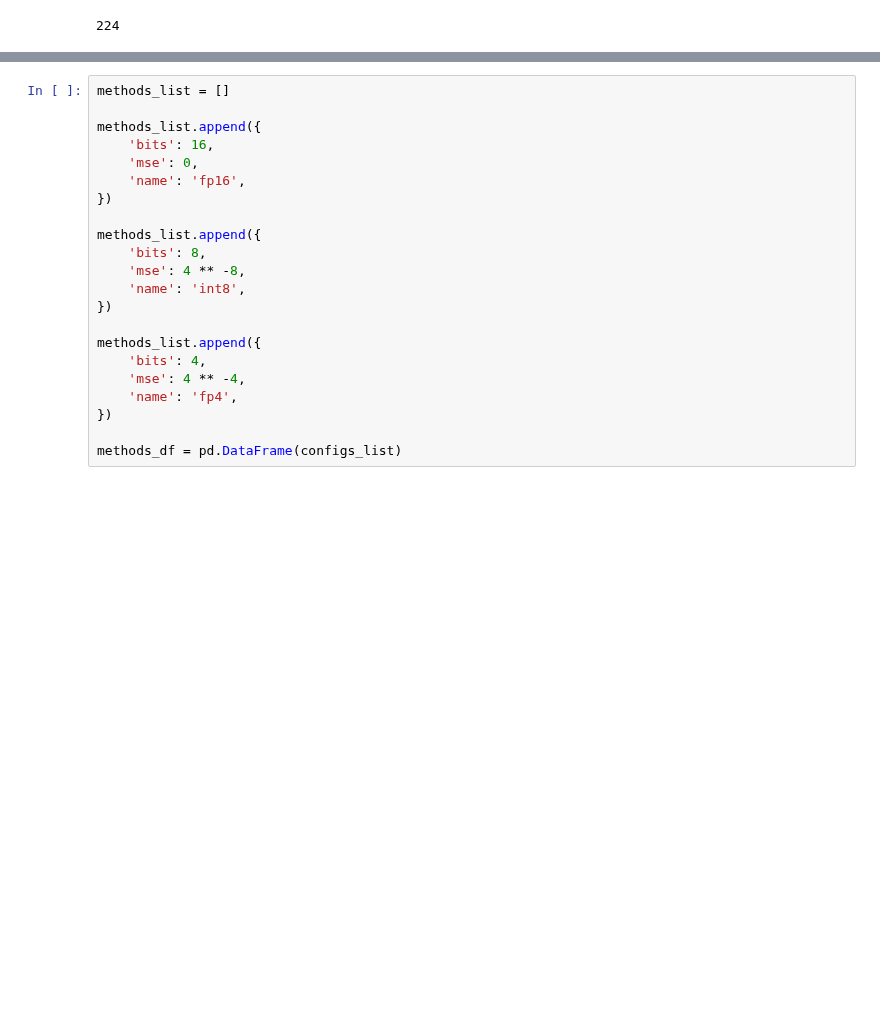
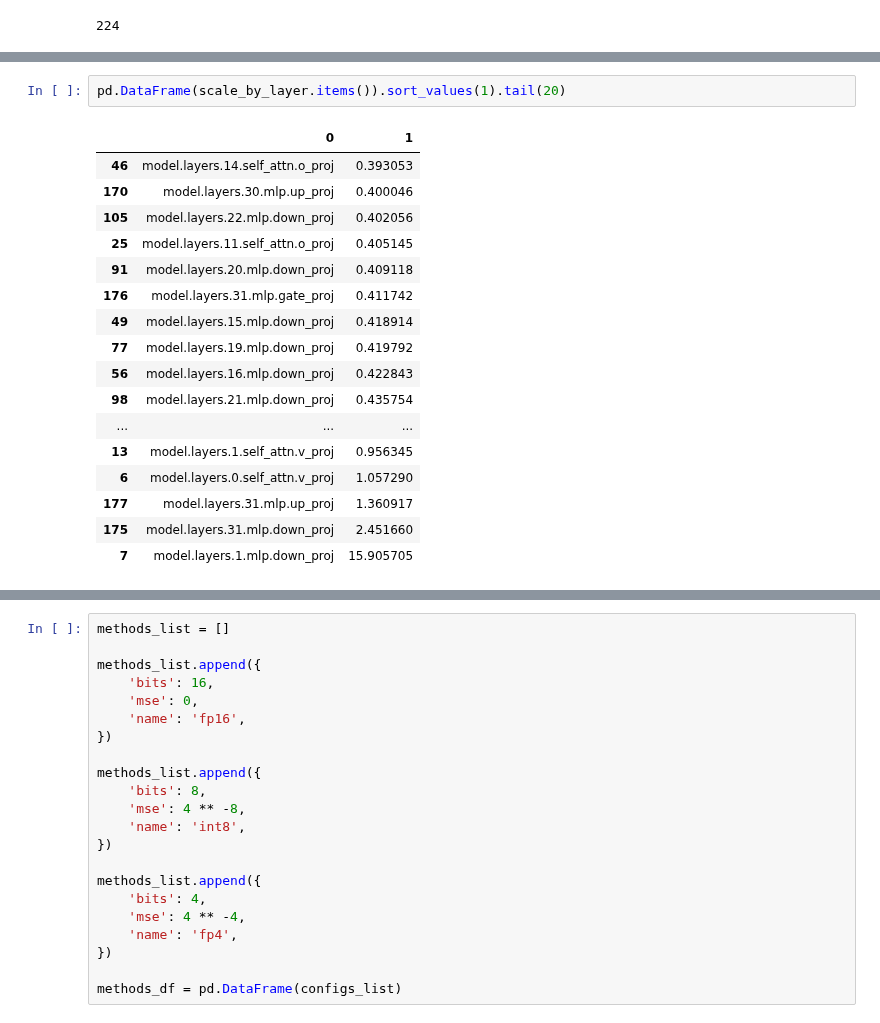
Before and after one commit to galqiwi/linear-layer-compression, a Jupyter notebook: Vladimir/2024-09-03/lienar-layer-compression/values.ipynb, the cells around one changed output, grey strips where cells are left out. Saved outputs shown, nothing was run; the diff lists cells and outputs as text; blank space fills up the shorter version.

```diff
--- a/Vladimir/2024-09-03/lienar-layer-compression/values.ipynb
+++ b/Vladimir/2024-09-03/lienar-layer-compression/values.ipynb
@@ -119,0 +116,20 @@ for layer_idx, layer in enumerate(layers):
+# %%
+pd.DataFrame(scale_by_layer.items()).sort_values(1).tail(20)
+# %% [output]
+|  | 0 | 1 |
+| 46 | model.layers.14.self_attn.o_proj | 0.393053 |
+| 170 | model.layers.30.mlp.up_proj | 0.400046 |
+| 105 | model.layers.22.mlp.down_proj | 0.402056 |
+| 25 | model.layers.11.self_attn.o_proj | 0.405145 |
+| 91 | model.layers.20.mlp.down_proj | 0.409118 |
+| 176 | model.layers.31.mlp.gate_proj | 0.411742 |
+| 49 | model.layers.15.mlp.down_proj | 0.418914 |
+| 77 | model.layers.19.mlp.down_proj | 0.419792 |
+| 56 | model.layers.16.mlp.down_proj | 0.422843 |
+| 98 | model.layers.21.mlp.down_proj | 0.435754 |
+| ... | ... | ... |
+| 13 | model.layers.1.self_attn.v_proj | 0.956345 |
+| 6 | model.layers.0.self_attn.v_proj | 1.057290 |
+| 177 | model.layers.31.mlp.up_proj | 1.360917 |
+| 175 | model.layers.31.mlp.down_proj | 2.451660 |
+| 7 | model.layers.1.mlp.down_proj | 15.905705 |
```
Also changed, not shown: parts of 7 cells of this notebook, 2 other files.
